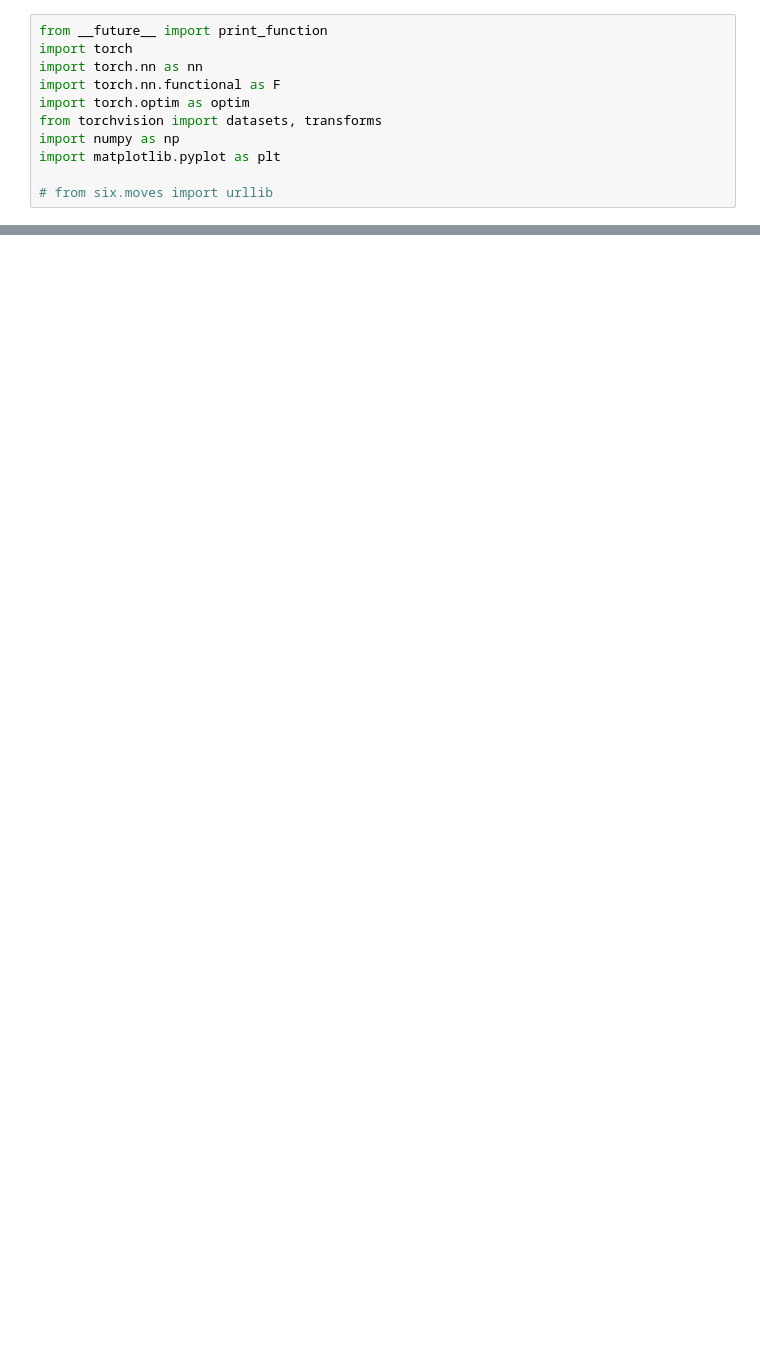
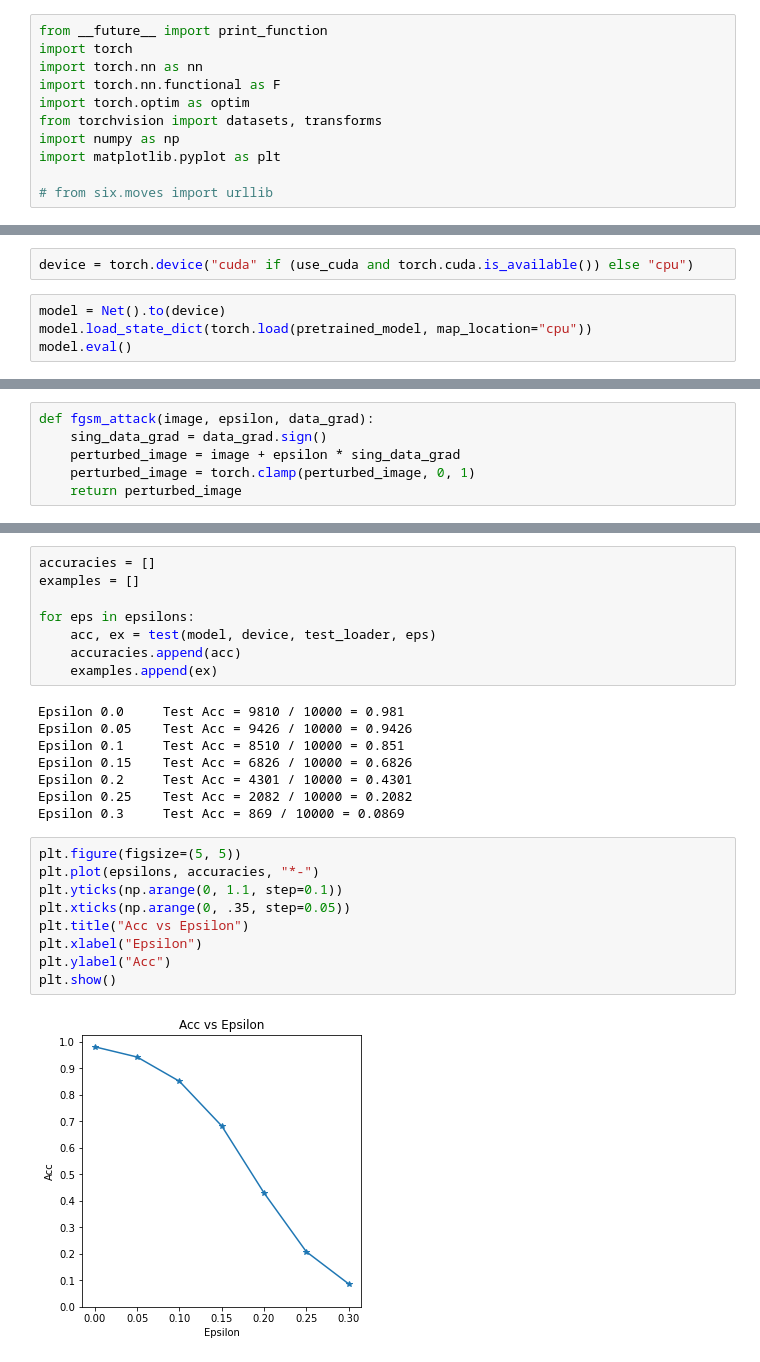
Before and after one commit to seongbae15/StudyPyTorchTutorials, a Jupyter notebook: 03_ImagesVideos/03_AdversarialExampleGeneration.ipynb, the cells around one changed output, grey strips where cells are left out. Cells and saved outputs as stored; diff of their text form; blank space fills up the shorter version.

```diff
--- a/03_ImagesVideos/03_AdversarialExampleGeneration.ipynb
+++ b/03_ImagesVideos/03_AdversarialExampleGeneration.ipynb
@@ -37 +38,7 @@ test_loader = torch.utils.data.DataLoader(
 )
+# %%
+device = torch.device("cuda" if (use_cuda and torch.cuda.is_available()) else "cpu")
+# %%
+model = Net().to(device)
+model.load_state_dict(torch.load(pretrained_model, map_location="cpu"))
+model.eval()
@@ -37,0 +53,6 @@ test_loader = torch.utils.data.DataLoader(
+# %%
+def fgsm_attack(image, epsilon, data_grad):
+    sing_data_grad = data_grad.sign()
+    perturbed_image = image + epsilon * sing_data_grad
+    perturbed_image = torch.clamp(perturbed_image, 0, 1)
+    return perturbed_image
@@ -37,0 +96,27 @@ test_loader = torch.utils.data.DataLoader(
+# %%
+accuracies = []
+examples = []
+
+for eps in epsilons:
+    acc, ex = test(model, device, test_loader, eps)
+    accuracies.append(acc)
+    examples.append(ex)
+# %% [output]
+Epsilon 0.0     Test Acc = 9810 / 10000 = 0.981
+Epsilon 0.05    Test Acc = 9426 / 10000 = 0.9426
+Epsilon 0.1     Test Acc = 8510 / 10000 = 0.851
+Epsilon 0.15    Test Acc = 6826 / 10000 = 0.6826
+Epsilon 0.2     Test Acc = 4301 / 10000 = 0.4301
+Epsilon 0.25    Test Acc = 2082 / 10000 = 0.2082
+Epsilon 0.3     Test Acc = 869 / 10000 = 0.0869
+# %%
+plt.figure(figsize=(5, 5))
+plt.plot(epsilons, accuracies, "*-")
+plt.yticks(np.arange(0, 1.1, step=0.1))
+plt.xticks(np.arange(0, .35, step=0.05))
+plt.title("Acc vs Epsilon")
+plt.xlabel("Epsilon")
+plt.ylabel("Acc")
+plt.show()
+# %% [output]
+[figure, added]
```
Also changed, not shown: parts of 6 cells of this notebook.
